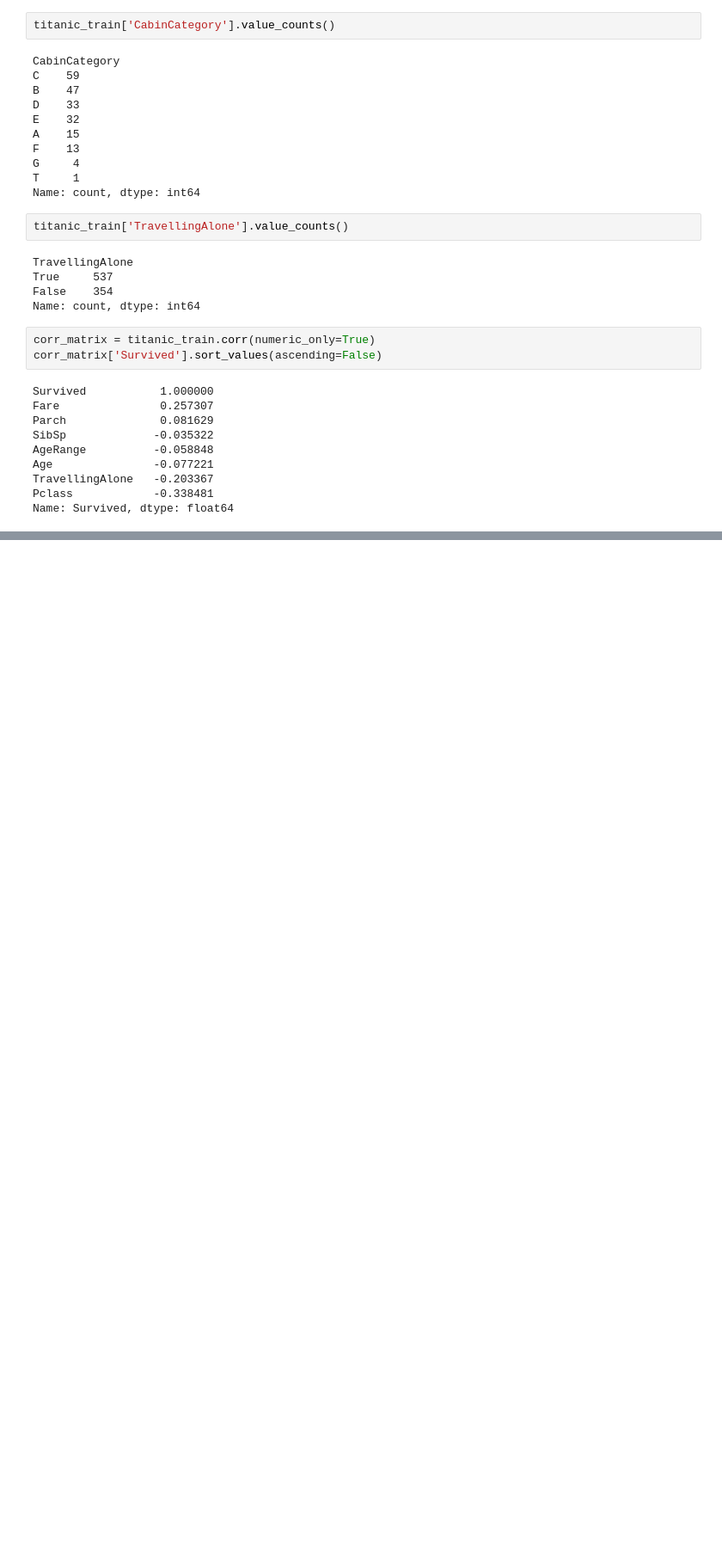
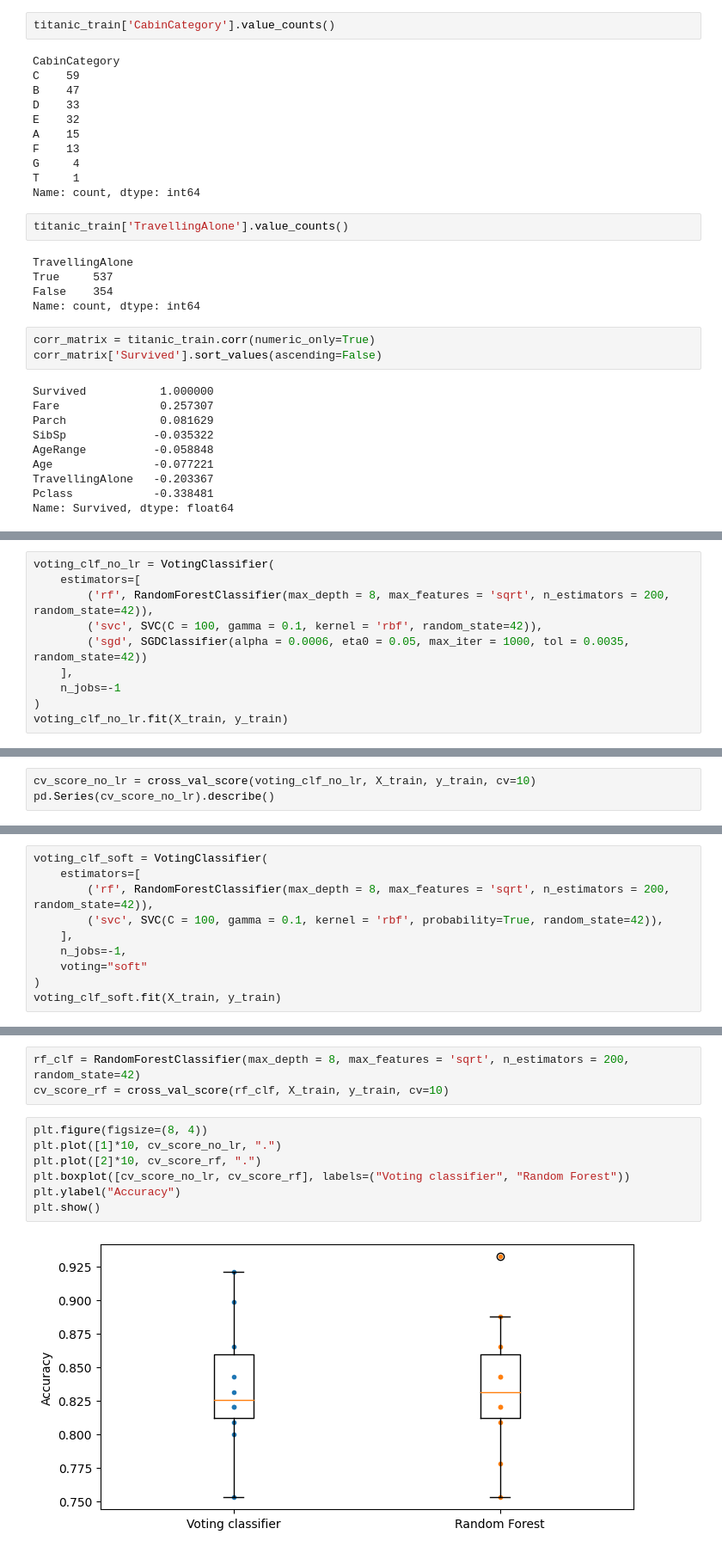
Before and after one commit to mattreu/ml_tests, a Jupyter notebook: scikit/classifier_titanic.ipynb, the cells around one changed output, grey strips where cells are left out. Shown at 86% size. Saved outputs shown, nothing was run; the diff lists cells and outputs as text; blank space fills up the shorter version.

```diff
--- a/scikit/classifier_titanic.ipynb
+++ b/scikit/classifier_titanic.ipynb
@@ -133,0 +342,10 @@ titanic_labels = titanic_train["Survived"].copy()
+# %%
+voting_clf_no_lr = VotingClassifier(
+    estimators=[
+        ('rf', RandomForestClassifier(max_depth = 8, max_features = 'sqrt', n_estimators = 200, random_state=42)),
+        ('svc', SVC(C = 100, gamma = 0.1, kernel = 'rbf', random_state=42)),
+        ('sgd', SGDClassifier(alpha = 0.0006, eta0 = 0.05, max_iter = 1000, tol = 0.0035, random_state=42))
+    ],
+    n_jobs=-1
+)
+voting_clf_no_lr.fit(X_train, y_train)
@@ -133,0 +362,3 @@ titanic_labels = titanic_train["Survived"].copy()
+# %%
+cv_score_no_lr = cross_val_score(voting_clf_no_lr, X_train, y_train, cv=10)
+pd.Series(cv_score_no_lr).describe()
@@ -133,0 +375,10 @@ titanic_labels = titanic_train["Survived"].copy()
+# %%
+voting_clf_soft = VotingClassifier(
+    estimators=[
+        ('rf', RandomForestClassifier(max_depth = 8, max_features = 'sqrt', n_estimators = 200, random_state=42)),
+        ('svc', SVC(C = 100, gamma = 0.1, kernel = 'rbf', probability=True, random_state=42)),
+    ],
+    n_jobs=-1,
+    voting="soft"
+)
+voting_clf_soft.fit(X_train, y_train)
@@ -133,0 +407,12 @@ titanic_labels = titanic_train["Survived"].copy()
+# %%
+rf_clf = RandomForestClassifier(max_depth = 8, max_features = 'sqrt', n_estimators = 200, random_state=42)
+cv_score_rf = cross_val_score(rf_clf, X_train, y_train, cv=10)
+# %%
+plt.figure(figsize=(8, 4))
+plt.plot([1]*10, cv_score_no_lr, ".")
+plt.plot([2]*10, cv_score_rf, ".")
+plt.boxplot([cv_score_no_lr, cv_score_rf], labels=("Voting classifier", "Random Forest"))
+plt.ylabel("Accuracy")
+plt.show()
+# %% [output]
+[figure, added]
```
Also changed, not shown: parts of 29 cells of this notebook, 1 other file.
